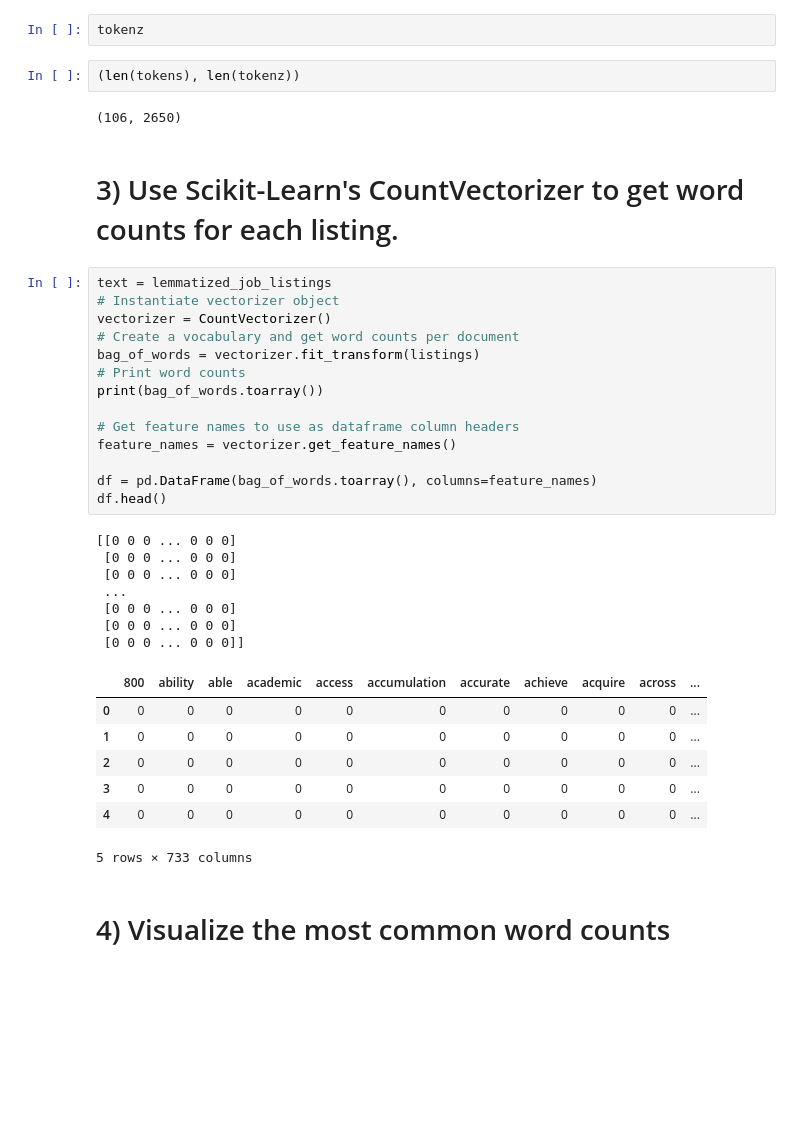
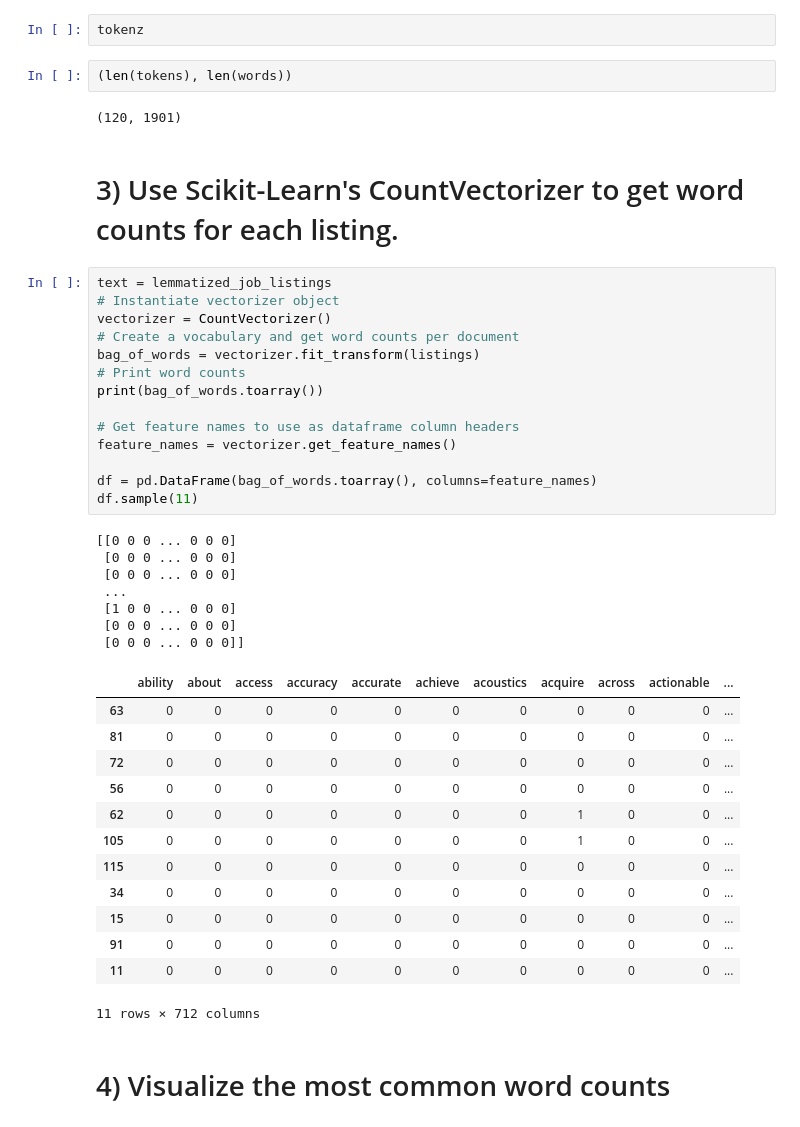
Before and after one commit to wel51x/DS-Unit-4-Sprint-2-NLP, a Jupyter notebook: My_LS_DS_422_BOW_Assignment.ipynb, the cells around one changed output. Saved outputs shown, nothing was run; the diff lists cells and outputs as text; blank space fills up the shorter version.

```diff
--- a/My_LS_DS_422_BOW_Assignment.ipynb
+++ b/My_LS_DS_422_BOW_Assignment.ipynb
@@ -84,40 +87,46 @@ for job in jobs:
 # %%
 tokenz
 # %%
-(len(tokens), len(tokenz))
+(len(tokens), len(words))
 # %% [output]
-(106, 2650)
+(120, 1901)
 # %% [markdown]
 # 3) Use Scikit-Learn's CountVectorizer to get word counts for each listing.
 # %%
 text = lemmatized_job_listings
 # Instantiate vectorizer object
 vectorizer = CountVectorizer()
 # Create a vocabulary and get word counts per document
 bag_of_words = vectorizer.fit_transform(listings)
 # Print word counts
 print(bag_of_words.toarray())
 
 # Get feature names to use as dataframe column headers
 feature_names = vectorizer.get_feature_names()
 
 df = pd.DataFrame(bag_of_words.toarray(), columns=feature_names)
-df.head()
+df.sample(11)
 # %% [output]
 [[0 0 0 ... 0 0 0]
  [0 0 0 ... 0 0 0]
  [0 0 0 ... 0 0 0]
  ...
- [0 0 0 ... 0 0 0]
+ [1 0 0 ... 0 0 0]
  [0 0 0 ... 0 0 0]
  [0 0 0 ... 0 0 0]]
-|  | 800 | ability | able | academic | access | accumulation | accurate | achieve | acquire | across | ... |
-| 0 | 0 | 0 | 0 | 0 | 0 | 0 | 0 | 0 | 0 | 0 | ... |
-| 1 | 0 | 0 | 0 | 0 | 0 | 0 | 0 | 0 | 0 | 0 | ... |
-| 2 | 0 | 0 | 0 | 0 | 0 | 0 | 0 | 0 | 0 | 0 | ... |
-| 3 | 0 | 0 | 0 | 0 | 0 | 0 | 0 | 0 | 0 | 0 | ... |
-| 4 | 0 | 0 | 0 | 0 | 0 | 0 | 0 | 0 | 0 | 0 | ... |
+|  | ability | about | access | accuracy | accurate | achieve | acoustics | acquire | across | actionable | ... |
+| 63 | 0 | 0 | 0 | 0 | 0 | 0 | 0 | 0 | 0 | 0 | ... |
+| 81 | 0 | 0 | 0 | 0 | 0 | 0 | 0 | 0 | 0 | 0 | ... |
+| 72 | 0 | 0 | 0 | 0 | 0 | 0 | 0 | 0 | 0 | 0 | ... |
+| 56 | 0 | 0 | 0 | 0 | 0 | 0 | 0 | 0 | 0 | 0 | ... |
+| 62 | 0 | 0 | 0 | 0 | 0 | 0 | 0 | 1 | 0 | 0 | ... |
+| 105 | 0 | 0 | 0 | 0 | 0 | 0 | 0 | 1 | 0 | 0 | ... |
+| 115 | 0 | 0 | 0 | 0 | 0 | 0 | 0 | 0 | 0 | 0 | ... |
+| 34 | 0 | 0 | 0 | 0 | 0 | 0 | 0 | 0 | 0 | 0 | ... |
+| 15 | 0 | 0 | 0 | 0 | 0 | 0 | 0 | 0 | 0 | 0 | ... |
+| 91 | 0 | 0 | 0 | 0 | 0 | 0 | 0 | 0 | 0 | 0 | ... |
+| 11 | 0 | 0 | 0 | 0 | 0 | 0 | 0 | 0 | 0 | 0 | ... |
-5 rows × 733 columns
+11 rows × 712 columns
 # %% [markdown]
 # 4) Visualize the most common word counts
 # %%
```
Also changed, not shown: parts of 6 cells of this notebook.
